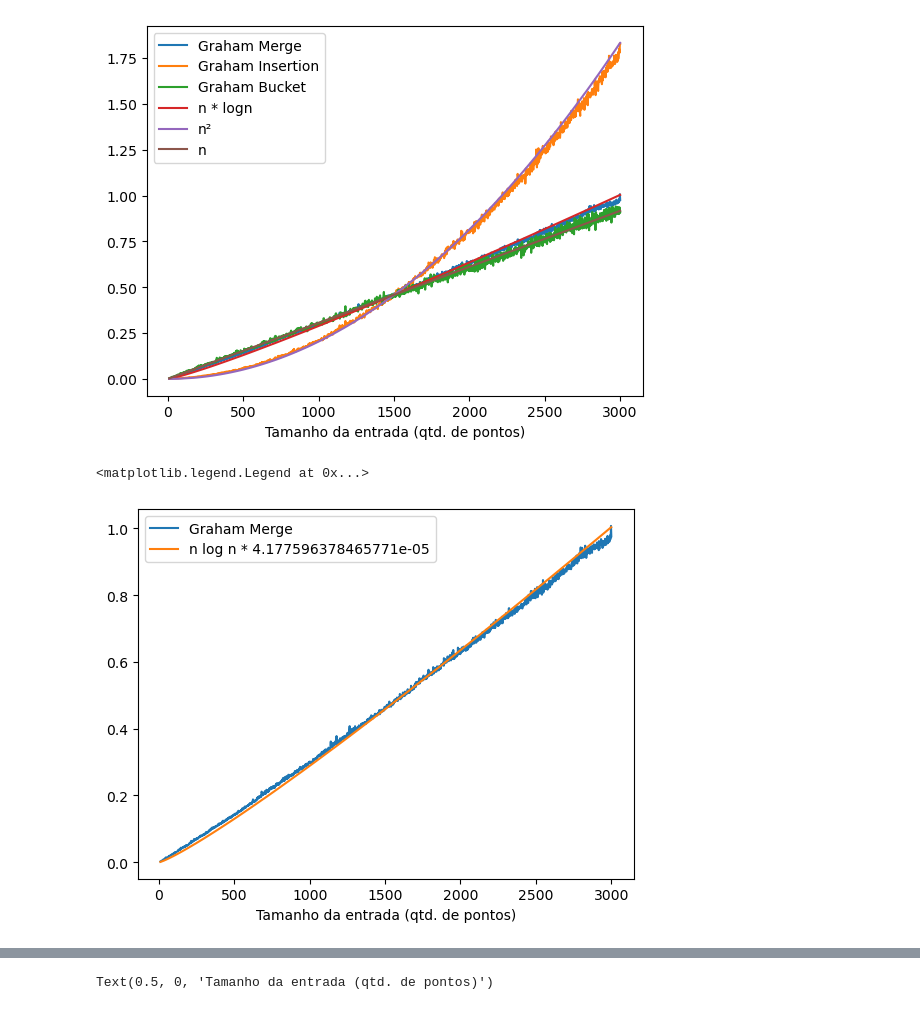
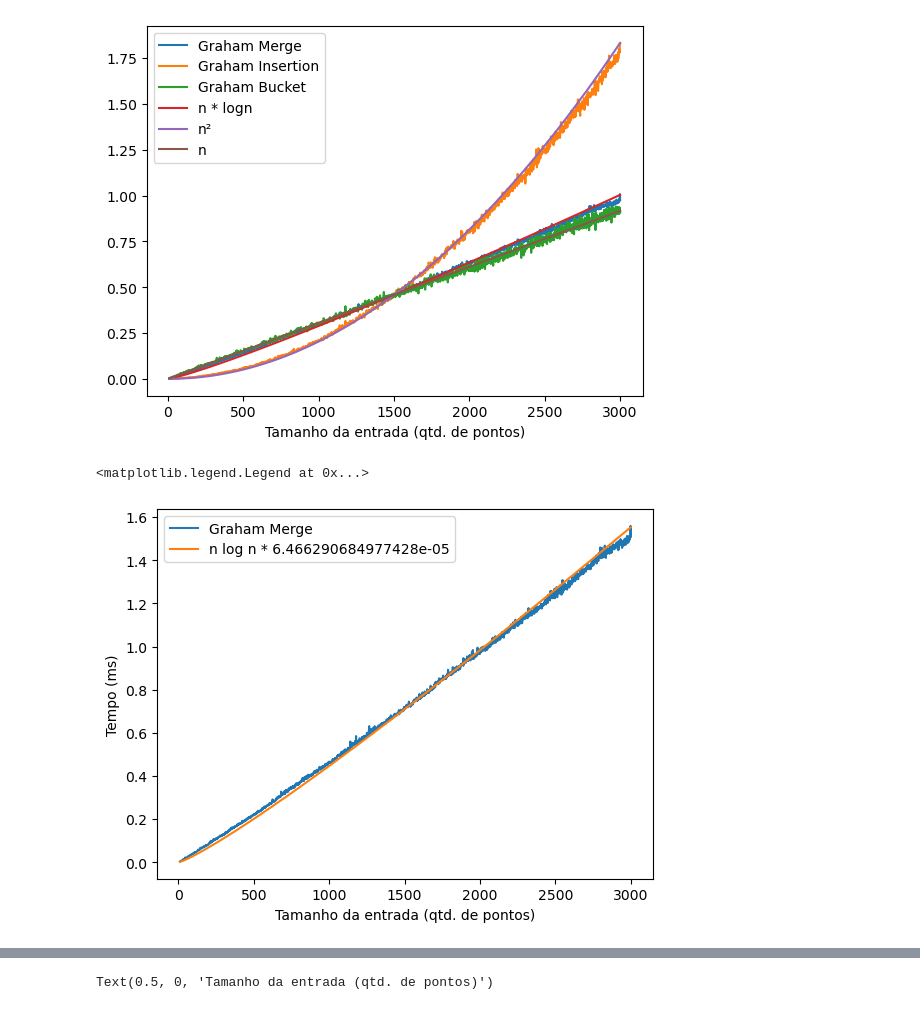
Before and after one commit to LuizFGRocha/TP2, a Jupyter notebook: Relatório.ipynb, the cells around one changed output, grey strips where cells are left out. Drawn from its saved outputs; the diff is of its cells as text; code cells hidden in the pictures.

```diff
--- a/Relatório.ipynb
+++ b/Relatório.ipynb
@@ -64,11 +64,14 @@ plt.legend()
 <matplotlib.legend.Legend at 0x...>
 [figure]
 # %%
-plt.plot(datfram['G_Merge'] * constante_central_merge, label='Graham Merge')
+plt.plot(datfram['G_Merge'], label='Graham Merge')
+
+constante_central_nlogn = datfram['G_Merge'][1501] / (np.log(1501) * 1501)
 plt.plot(np.int32(np.linspace(10, 3000, 1990)), np.linspace(10, 3000, 1990) * np.log(np.linspace(10, 3000, 1990)) * constante_central_nlogn, label=f'n log n * {constante_central_nlogn}')
 plt.xlabel('Tamanho da entrada (qtd. de pontos)')
+plt.ylabel('Tempo (ms)')
 plt.legend()
 # %% [output]
 <matplotlib.legend.Legend at 0x...>
-[figure, old version]
+[figure, new version]
 # %%
```
Also changed, not shown: parts of 2 cells of this notebook.
